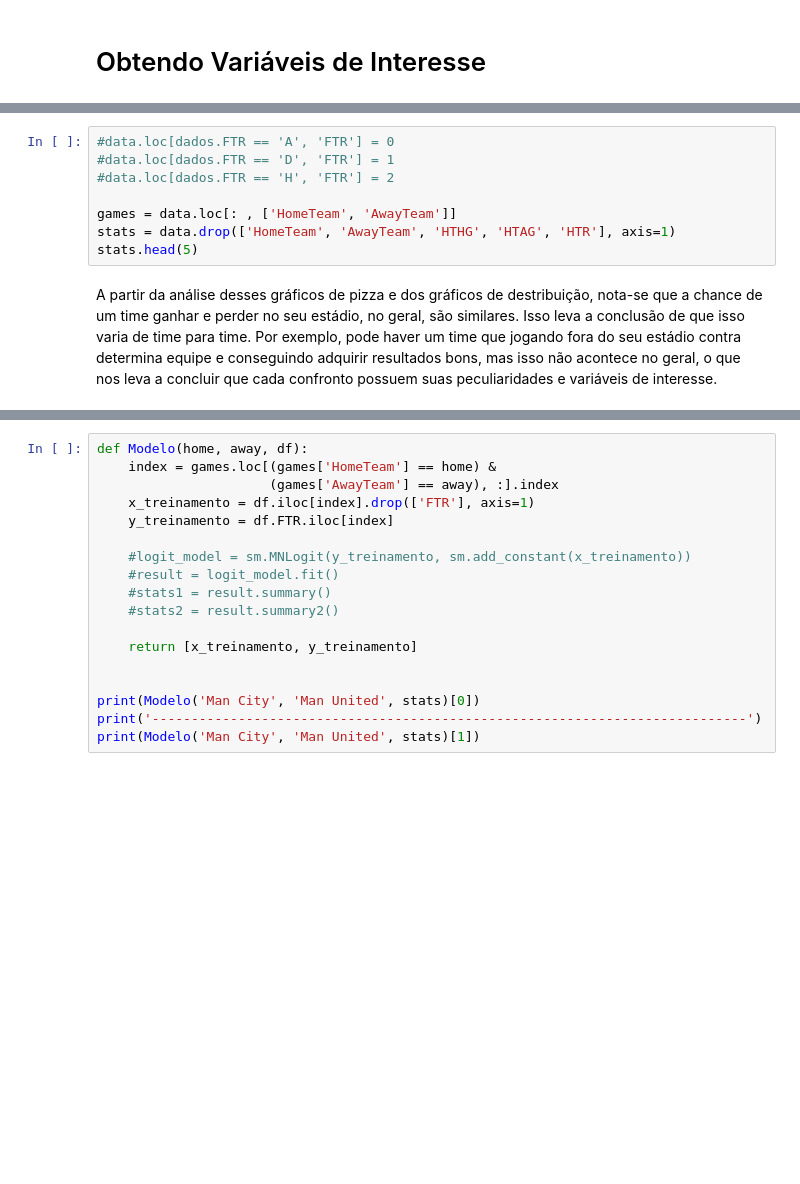
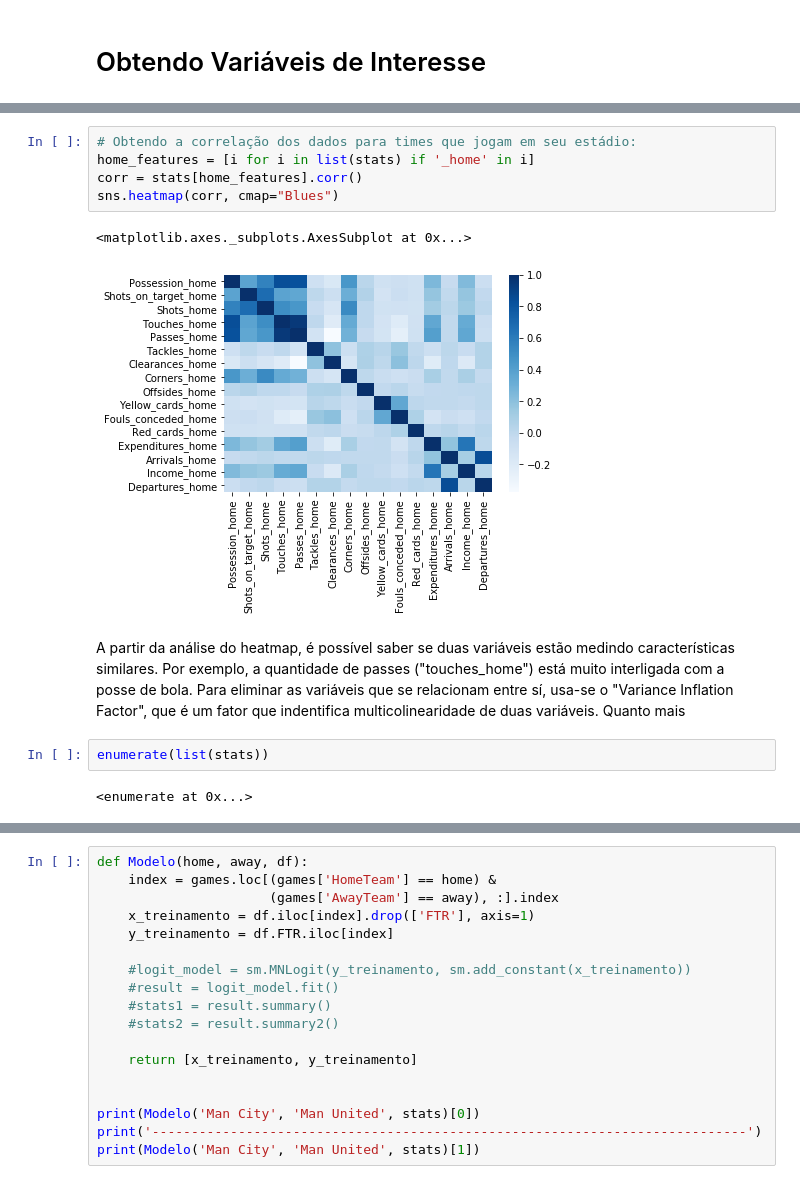
Before and after one commit to leonardodma/Projeto2_Cdados, a Jupyter notebook: classificacao_premiere_league.ipynb, the cells around one changed output, grey strips where cells are left out. Saved outputs shown, nothing was run; the diff lists cells and outputs as text; blank space fills up the shorter version.

```diff
--- a/classificacao_premiere_league.ipynb
+++ b/classificacao_premiere_league.ipynb
@@ -79,13 +81,17 @@ stats.head(5)
 | 2 | 59.3 | 40.7 | 7 | 6 | 20 | 11 | ... |
 | 3 | 61.6 | 38.4 | 5 | 4 | 23 | 9 | ... |
 | 4 | 65.3 | 34.7 | 7 | 2 | 30 | 8 | ... |
-# %%
-#data.loc[dados.FTR == 'A', 'FTR'] = 0
-#data.loc[dados.FTR == 'D', 'FTR'] = 1
-#data.loc[dados.FTR == 'H', 'FTR'] = 2
-
-games = data.loc[: , ['HomeTeam', 'AwayTeam']]
-stats = data.drop(['HomeTeam', 'AwayTeam', 'HTHG', 'HTAG', 'HTR'], axis=1)
-stats.head(5)
-# %% [markdown]
-A partir da análise desses gráficos de pizza e dos gráficos de destribuição, nota-se que a chance de um time ganhar e perder no seu estádio, no geral, são similares. Isso leva a conclusão de que isso varia de time para time. Por exemplo, pode haver um time que jogando fora do seu estádio contra determina equipe e conseguindo adquirir resultados bons, mas isso não acontece no geral, o que nos leva a concluir que cada confronto possuem suas peculiaridades e variáveis de interesse.
+# %%
+# Obtendo a correlação dos dados para times que jogam em seu estádio:
+home_features = [i for i in list(stats) if '_home' in i]
+corr = stats[home_features].corr()
+sns.heatmap(corr, cmap="Blues")
+# %% [output]
+<matplotlib.axes._subplots.AxesSubplot at 0x...>
+[figure, added]
+# %% [markdown]
+A partir da análise do heatmap, é possível saber se duas variáveis estão medindo características similares. Por exemplo, a quantidade de passes ("touches_home") está muito interligada com a posse de bola. Para eliminar as variáveis que se relacionam entre sí, usa-se o "Variance Inflation Factor", que é um fator que indentifica multicolinearidade de duas variáveis. Quanto mais
+# %%
+enumerate(list(stats))
+# %% [output]
+<enumerate at 0x...>
```
Also changed, not shown: parts of 3 cells of this notebook.
